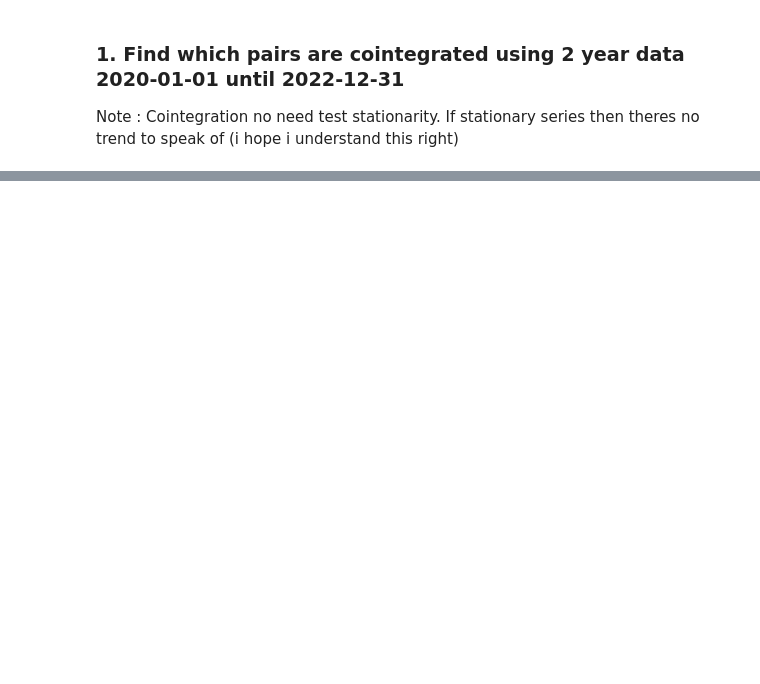
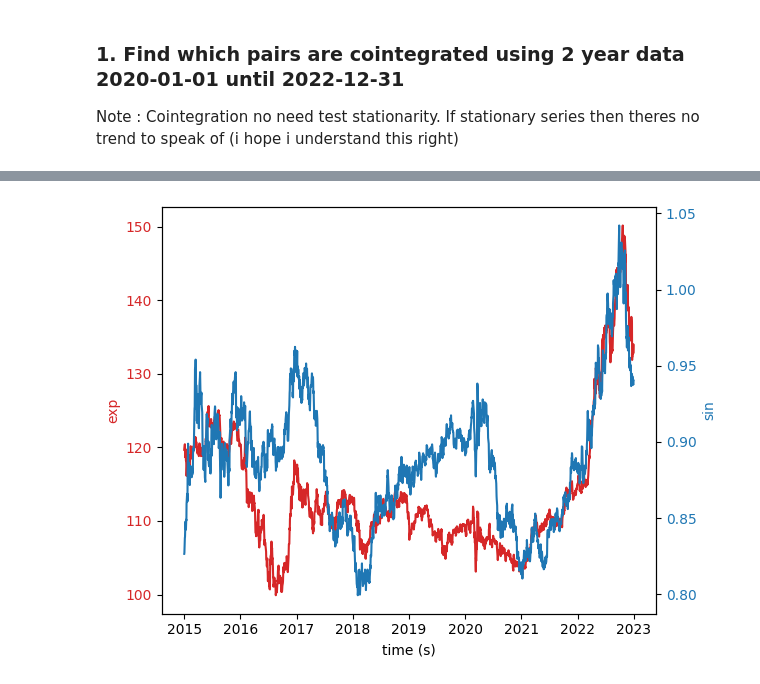
Before and after one commit to andreignatius/quant-trading, a Jupyter notebook: pairs_trading/pairs.ipynb, the cells around one changed output, grey strips where cells are left out. Cells and saved outputs as stored; diff of their text form; code cells hidden in the pictures; blank space fills up the shorter version.

```diff
--- a/pairs_trading/pairs.ipynb
+++ b/pairs_trading/pairs.ipynb
@@ -9,15 +11,16 @@ from itertools import combinations
 
 Note : Cointegration no need test stationarity. If stationary series then theres no trend to speak of (i hope i understand this right)
 # %%
-start_date = "2020-01-01"
+start_date = "2015-01-01"
 end_date = "2022-12-31"
 # %%
 # get close data
 usd_jpy_data = yf.Ticker("USDJPY=X").history(start=start_date,end = end_date)['Close']
 usd_cad_data = yf.Ticker("USDCAD=X").history(start=start_date,end = end_date)['Close']
-eur_usd_data = yf.Ticker("EURUSD=X").history(start=start_date,end = end_date)['Close']
-gbp_usd_data = yf.Ticker("GBPUSD=X").history(start=start_date,end = end_date)['Close']
+usd_eur_data = yf.Ticker("USDEUR=X").history(start=start_date,end = end_date)['Close']
+usd_gbp_data = yf.Ticker("USDGBP=X").history(start=start_date,end = end_date)['Close']
+usd_chf_data = yf.Ticker("USDCHF=X").history(start=start_date,end = end_date)['Close']
 
 # merge to one data frame
-df_data = pd.DataFrame(zip(usd_jpy_data, usd_cad_data, eur_usd_data,gbp_usd_data),columns=['USDJPY','USDCAD','EURUSD','GBPUSD'])
+df_data = pd.DataFrame(zip(usd_jpy_data, usd_cad_data, usd_eur_data,usd_gbp_data,usd_chf_data),columns=['USDJPY','USDCAD','USDEUR','USDGBP','USDCHF'])
 ccy_list = list(df_data.columns)
@@ -112,0 +27,20 @@ for the_size in basket_size:
+# %%
+fig, ax1 = plt.subplots()
+
+color = 'tab:red'
+ax1.set_xlabel('time (s)')
+ax1.set_ylabel('exp', color=color)
+ax1.plot(usd_jpy_data, color=color)
+ax1.tick_params(axis='y', labelcolor=color)
+
+ax2 = ax1.twinx()  # instantiate a second Axes that shares the same x-axis
+
+color = 'tab:blue'
+ax2.set_ylabel('sin', color=color)  # we already handled the x-label with ax1
+ax2.plot(usd_eur_data, color=color)
+ax2.tick_params(axis='y', labelcolor=color)
+
+fig.tight_layout()  # otherwise the right y-label is slightly clipped
+plt.show()
+# %% [output]
+[figure, added]
```
Also changed, not shown: parts of 12 cells of this notebook.
